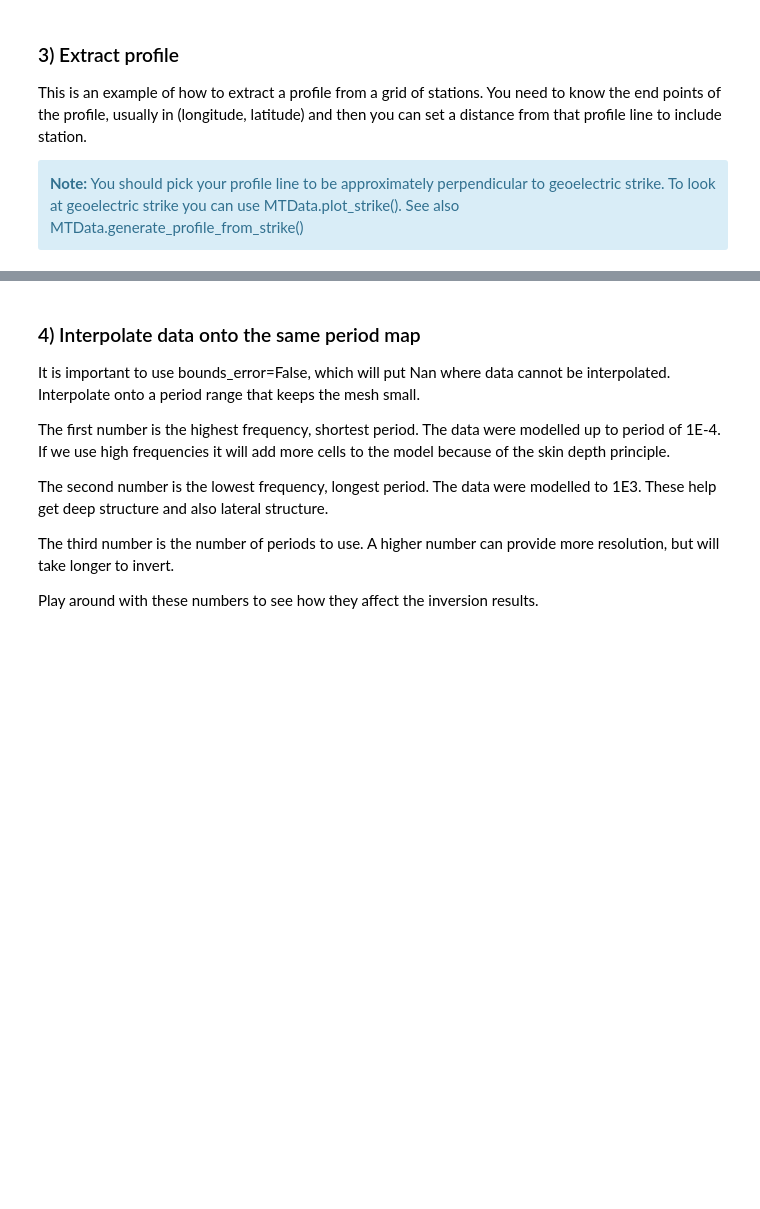
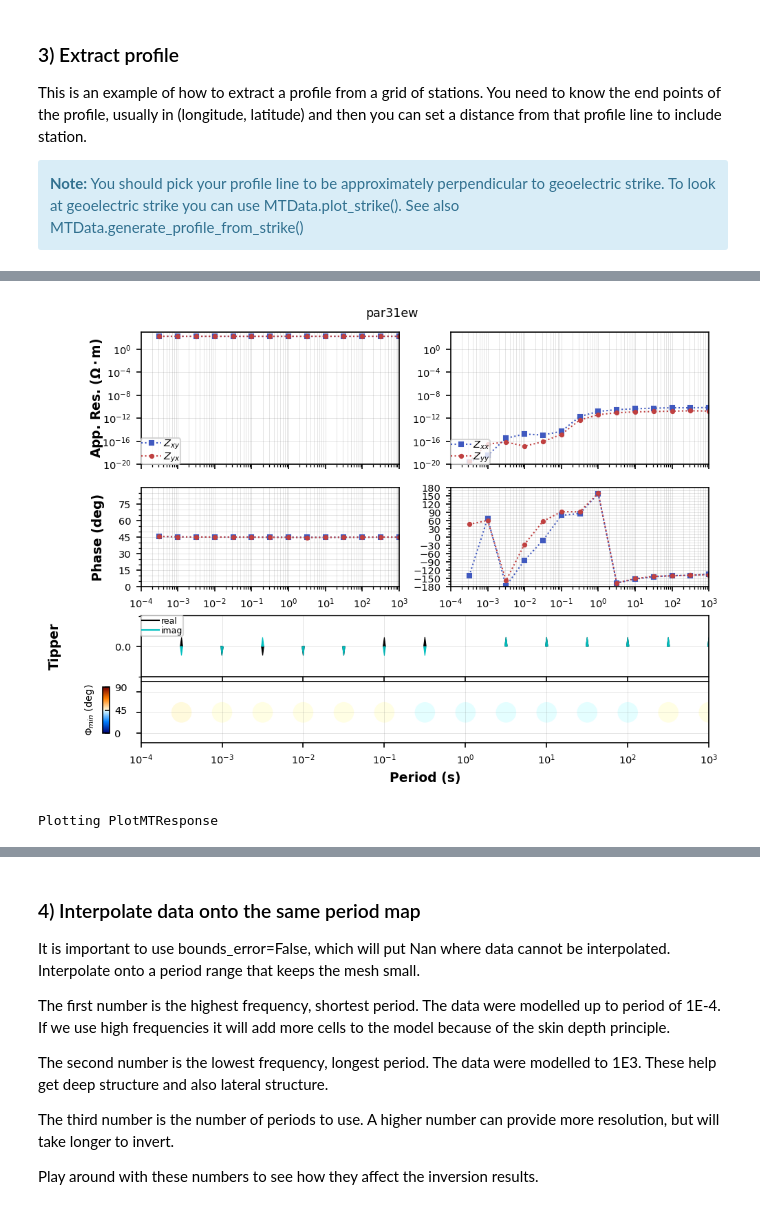
Before and after one commit to simpeg-research/earthscope-mt-course, a Jupyter notebook: notebooks/simpeg/13_2d_from_mtpy_example.ipynb, the cells around one changed output, grey strips where cells are left out. Cells and saved outputs as stored; diff of their text form; code cells hidden in the pictures; blank space fills up the shorter version.

```diff
--- a/notebooks/simpeg/13_2d_from_mtpy_example.ipynb
+++ b/notebooks/simpeg/13_2d_from_mtpy_example.ipynb
@@ -98,3 +98,6 @@ plot_profile = profile.plot_stations()
 [figure]
 # %%
-profile['layered_halfspace.par31ew'].plot_mt_response(plot_num=2)
+profile[f'{survey_name}.par31ew'].plot_mt_response(plot_num=2)
+# %% [output]
+[figure, added]
+Plotting PlotMTResponse
```
Also changed, not shown: parts of 19 cells of this notebook.
